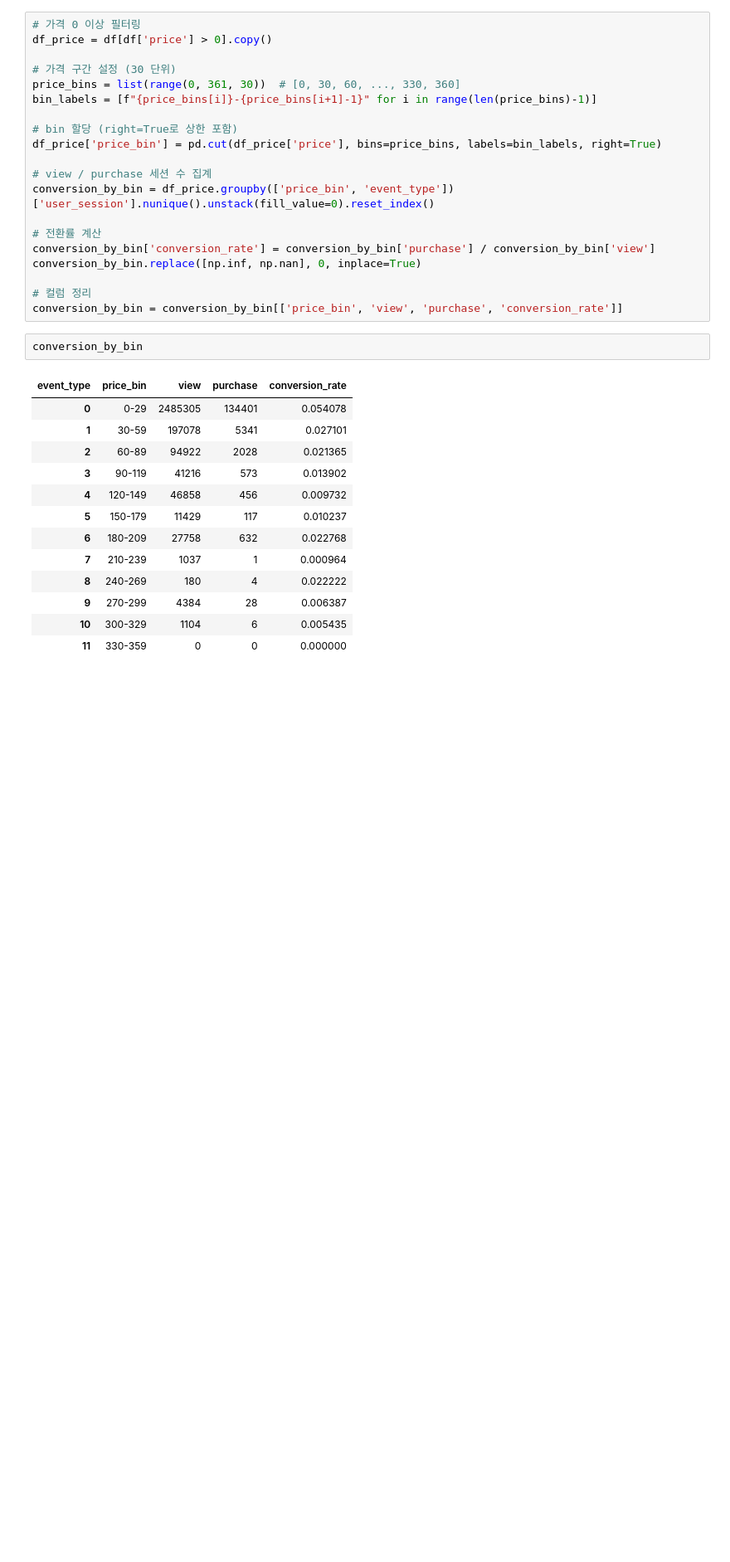
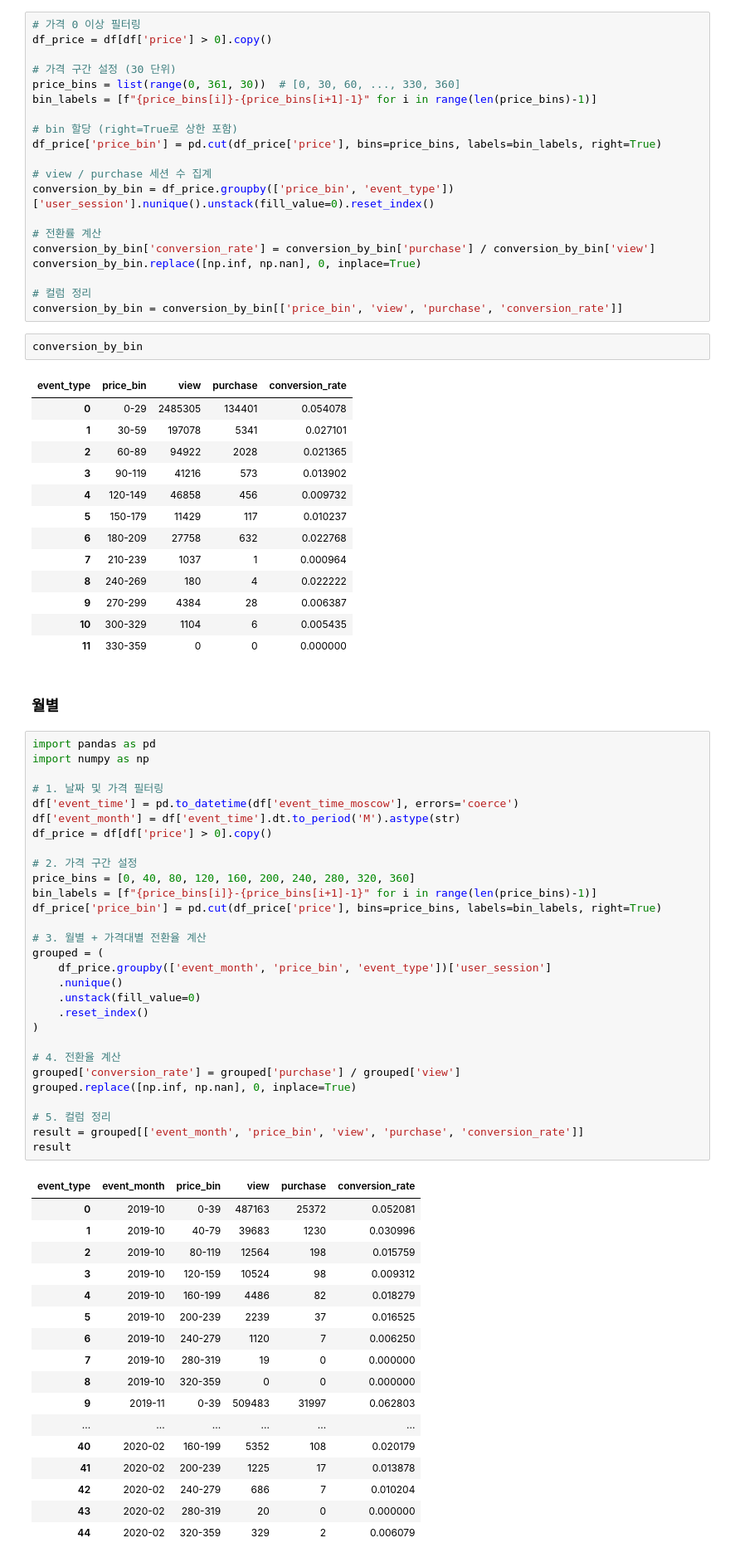
Before and after one commit to Blche/datathon_09, a Jupyter notebook: members/문세희/07_price.ipynb, the cells around one changed output. Shown: that part at 83% size. Cells and saved outputs as stored; diff of their text form; blank space fills up the shorter version.

```diff
--- a/members/문세희/07_price.ipynb
+++ b/members/문세희/07_price.ipynb
@@ -106,3 +106,52 @@ conversion_by_bin
 | 9 | 270-299 | 4384 | 28 | 0.006387 |
 | 10 | 300-329 | 1104 | 6 | 0.005435 |
 | 11 | 330-359 | 0 | 0 | 0.000000 |
+# %% [markdown]
+### 월별
+# %%
+import pandas as pd
+import numpy as np
+
+# 1. 날짜 및 가격 필터링
+df['event_time'] = pd.to_datetime(df['event_time_moscow'], errors='coerce')
+df['event_month'] = df['event_time'].dt.to_period('M').astype(str)
+df_price = df[df['price'] > 0].copy()
+
+# 2. 가격 구간 설정
+price_bins = [0, 40, 80, 120, 160, 200, 240, 280, 320, 360]
+bin_labels = [f"{price_bins[i]}-{price_bins[i+1]-1}" for i in range(len(price_bins)-1)]
+df_price['price_bin'] = pd.cut(df_price['price'], bins=price_bins, labels=bin_labels, right=True)
+
+# 3. 월별 + 가격대별 전환율 계산
+grouped = (
+    df_price.groupby(['event_month', 'price_bin', 'event_type'])['user_session']
+    .nunique()
+    .unstack(fill_value=0)
+    .reset_index()
+)
+
+# 4. 전환율 계산
+grouped['conversion_rate'] = grouped['purchase'] / grouped['view']
+grouped.replace([np.inf, np.nan], 0, inplace=True)
+
+# 5. 컬럼 정리
+result = grouped[['event_month', 'price_bin', 'view', 'purchase', 'conversion_rate']]
+result
+# %% [output]
+| event_type | event_month | price_bin | view | purchase | conversion_rate |
+| 0 | 2019-10 | 0-39 | 487163 | 25372 | 0.052081 |
+| 1 | 2019-10 | 40-79 | 39683 | 1230 | 0.030996 |
+| 2 | 2019-10 | 80-119 | 12564 | 198 | 0.015759 |
+| 3 | 2019-10 | 120-159 | 10524 | 98 | 0.009312 |
+| 4 | 2019-10 | 160-199 | 4486 | 82 | 0.018279 |
+| 5 | 2019-10 | 200-239 | 2239 | 37 | 0.016525 |
+| 6 | 2019-10 | 240-279 | 1120 | 7 | 0.006250 |
+| 7 | 2019-10 | 280-319 | 19 | 0 | 0.000000 |
+| 8 | 2019-10 | 320-359 | 0 | 0 | 0.000000 |
+| 9 | 2019-11 | 0-39 | 509483 | 31997 | 0.062803 |
+| ... | ... | ... | ... | ... | ... |
+| 40 | 2020-02 | 160-199 | 5352 | 108 | 0.020179 |
+| 41 | 2020-02 | 200-239 | 1225 | 17 | 0.013878 |
+| 42 | 2020-02 | 240-279 | 686 | 7 | 0.010204 |
+| 43 | 2020-02 | 280-319 | 20 | 0 | 0.000000 |
+| 44 | 2020-02 | 320-359 | 329 | 2 | 0.006079 |
```
Also changed, not shown: parts of 1 cell of this notebook, 12 other files.
